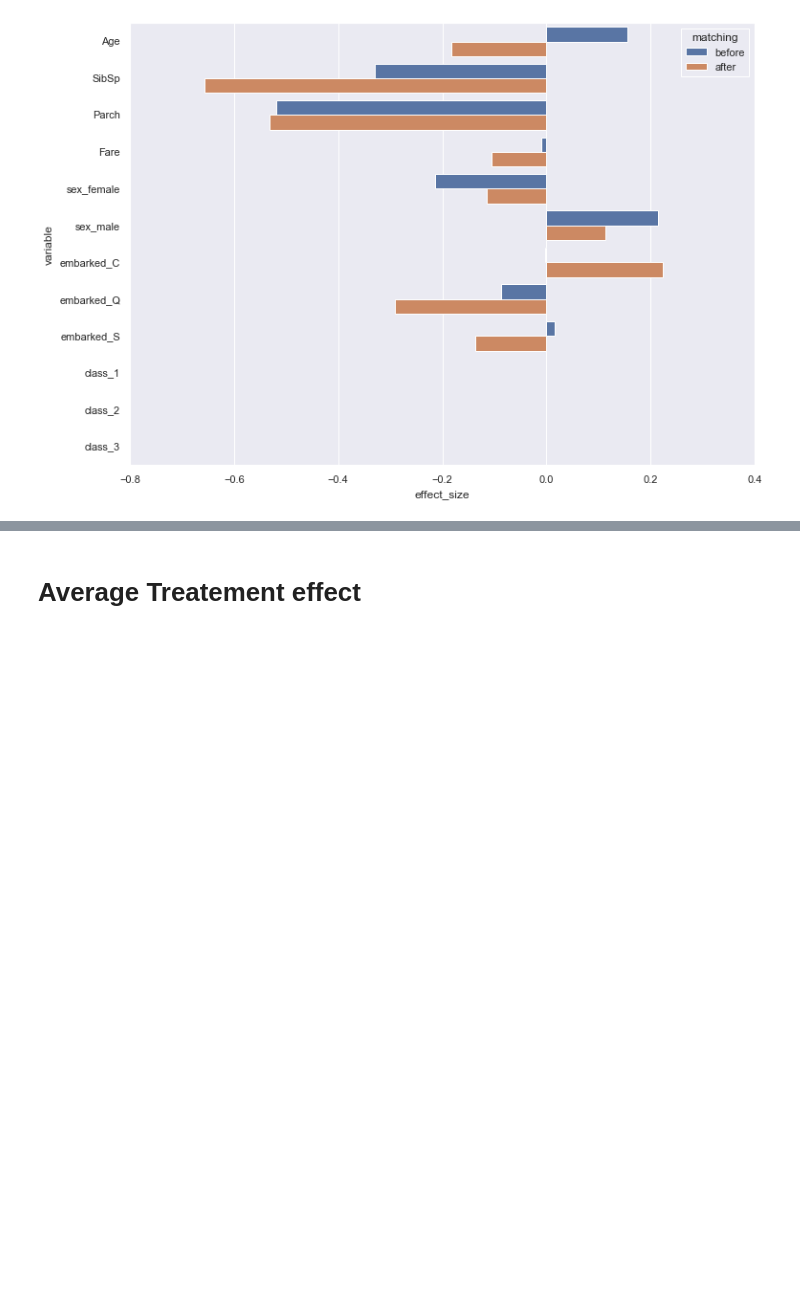
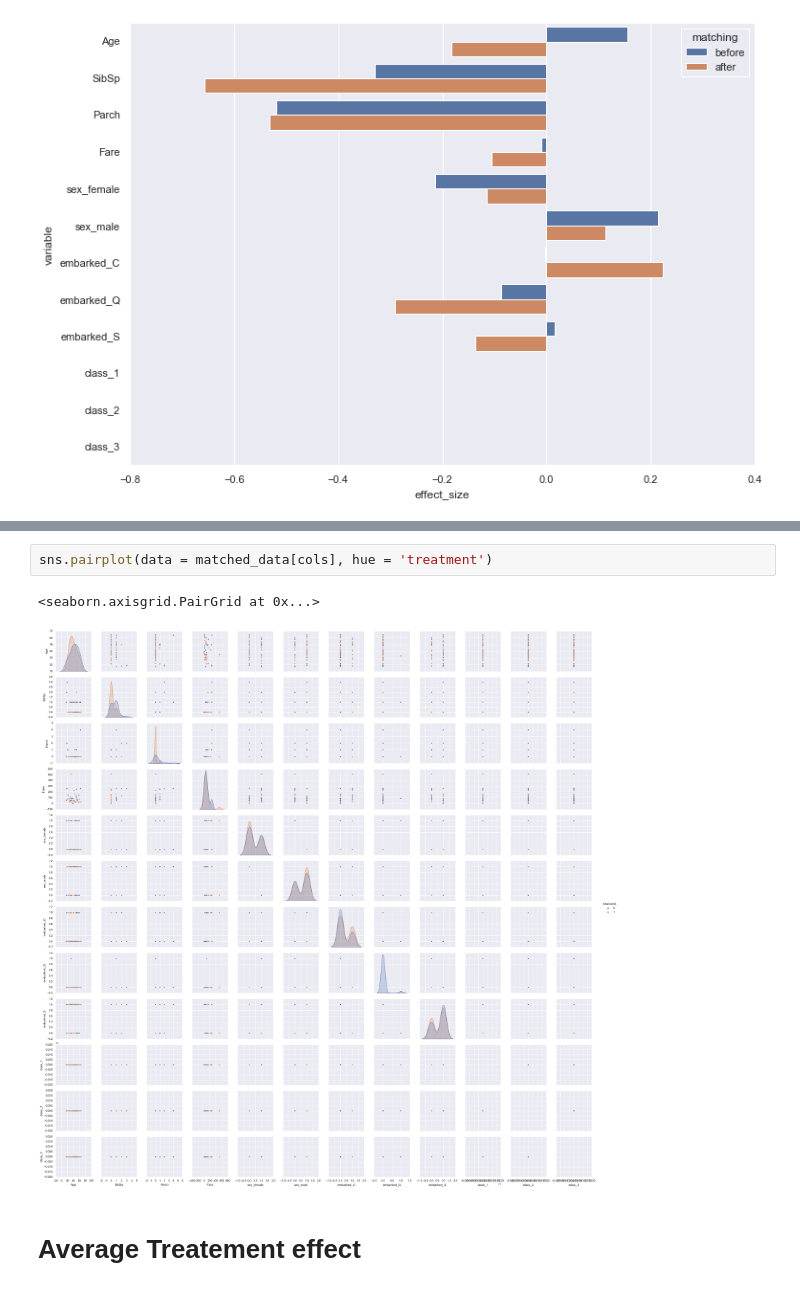
Before and after one commit to konosp/propensity-score-matching, a Jupyter notebook: PSM - v2.ipynb, the cells around one changed output, grey strips where cells are left out. Drawn from its saved outputs; the diff is of its cells as text; blank space fills up the shorter version.

```diff
--- a/PSM - v2.ipynb
+++ b/PSM - v2.ipynb
@@ -214,2 +227,7 @@ sns.barplot(data = res, y = 'variable', x = 'effect_size', hue = 'matching', ori
+# %%
+sns.pairplot(data = matched_data[cols], hue = 'treatment')
+# %% [output]
+<seaborn.axisgrid.PairGrid at 0x...>
+[figure, added]
 # %% [markdown]
 # Average Treatement effect
```
Also changed, not shown: parts of 2 cells of this notebook.
